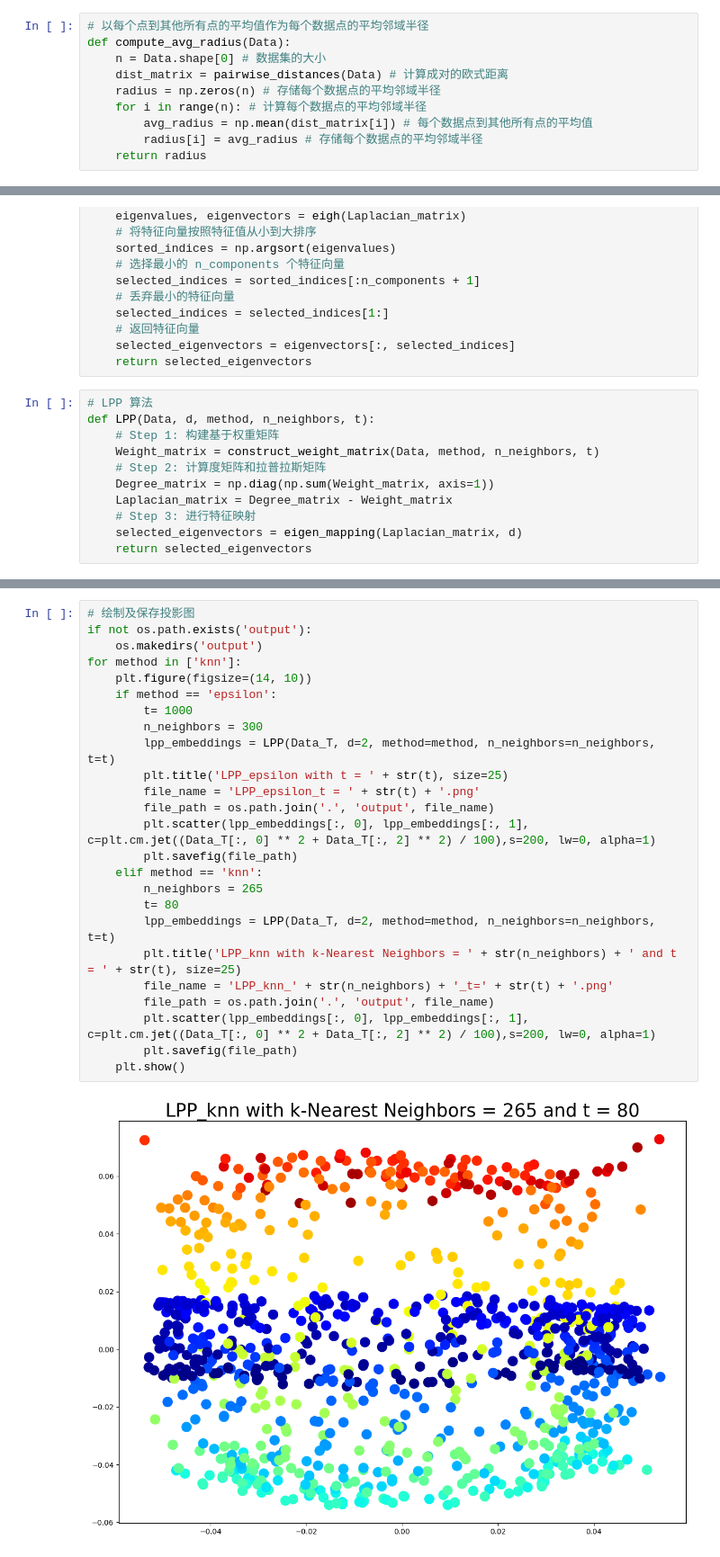
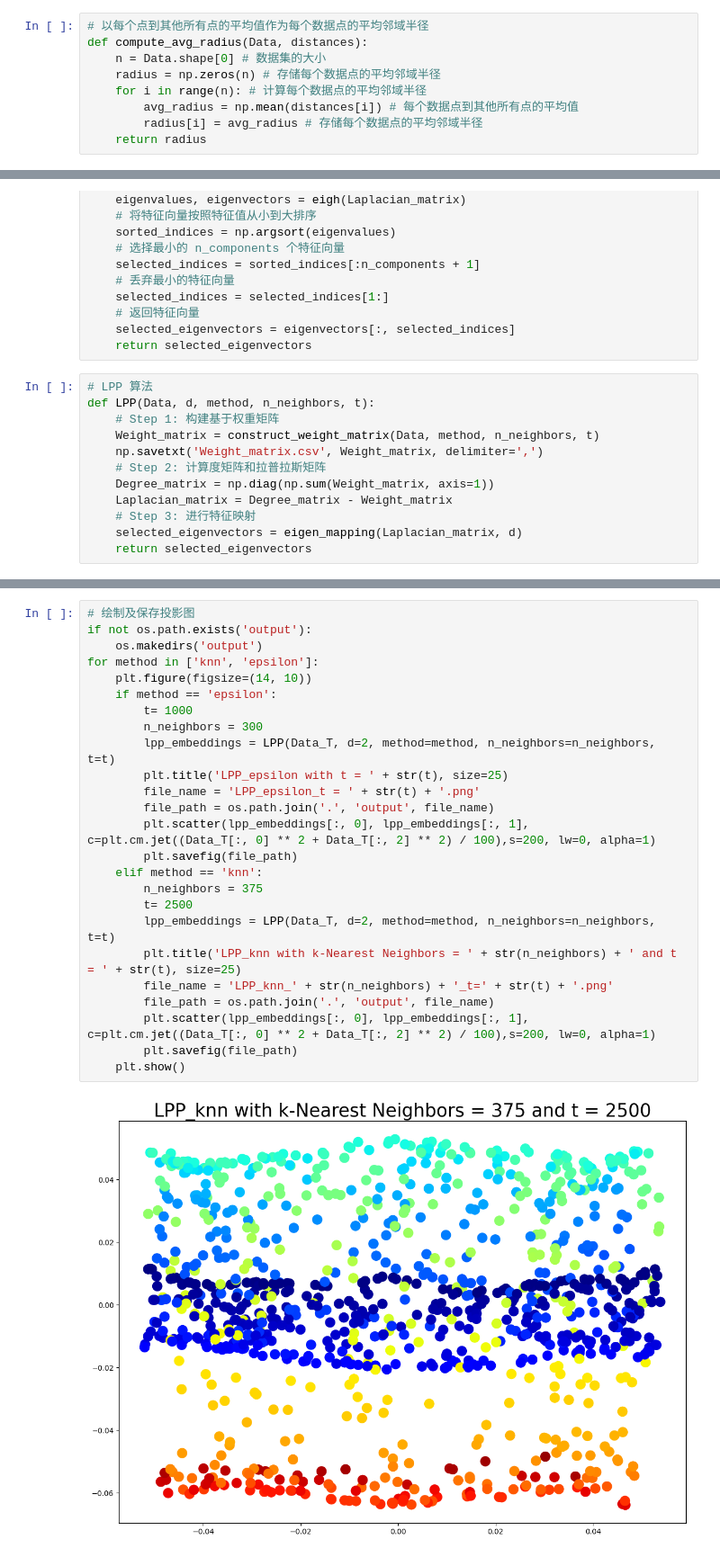
Before and after one commit to TonyHuang6666/Manifold-Learning, a Jupyter notebook: Locality preserving projection/New_LPP.ipynb, the cells around one changed output, grey strips where cells are left out. Shown at 90% size. Drawn from its saved outputs; the diff is of its cells as text.

```diff
--- a/Locality preserving projection/New_LPP.ipynb
+++ b/Locality preserving projection/New_LPP.ipynb
@@ -15,11 +6,10 @@ def k_nearest_neighbors(Data, n_neighbors):
 # %%
 # 以每个点到其他所有点的平均值作为每个数据点的平均邻域半径
-def compute_avg_radius(Data):
+def compute_avg_radius(Data, distances):
     n = Data.shape[0] # 数据集的大小
-    dist_matrix = pairwise_distances(Data) # 计算成对的欧式距离
     radius = np.zeros(n) # 存储每个数据点的平均邻域半径
     for i in range(n): # 计算每个数据点的平均邻域半径
-        avg_radius = np.mean(dist_matrix[i]) # 每个数据点到其他所有点的平均值
+        avg_radius = np.mean(distances[i]) # 每个数据点到其他所有点的平均值
         radius[i] = avg_radius # 存储每个数据点的平均邻域半径
     return radius
 # %%
@@ -90,6 +116,7 @@ def eigen_mapping(Laplacian_matrix, n_components):
 def LPP(Data, d, method, n_neighbors, t):
     # Step 1: 构建基于权重矩阵
     Weight_matrix = construct_weight_matrix(Data, method, n_neighbors, t)
+    np.savetxt('Weight_matrix.csv', Weight_matrix, delimiter=',')
     # Step 2: 计算度矩阵和拉普拉斯矩阵
     Degree_matrix = np.diag(np.sum(Weight_matrix, axis=1))
     Laplacian_matrix = Degree_matrix - Weight_matrix
@@ -104,27 +133,27 @@ Data_T = np.transpose(Data)
 # %%
 # 绘制及保存投影图
 if not os.path.exists('output'):
     os.makedirs('output')
-for method in ['knn']:
+for method in ['knn', 'epsilon']:
     plt.figure(figsize=(14, 10))
     if method == 'epsilon':
         t= 1000
         n_neighbors = 300
         lpp_embeddings = LPP(Data_T, d=2, method=method, n_neighbors=n_neighbors, t=t)
         plt.title('LPP_epsilon with t = ' + str(t), size=25)
         file_name = 'LPP_epsilon_t = ' + str(t) + '.png'
         file_path = os.path.join('.', 'output', file_name)
         plt.scatter(lpp_embeddings[:, 0], lpp_embeddings[:, 1], c=plt.cm.jet((Data_T[:, 0] ** 2 + Data_T[:, 2] ** 2) / 100),s=200, lw=0, alpha=1)
         plt.savefig(file_path)
     elif method == 'knn':
-        n_neighbors = 265
-        t= 80
+        n_neighbors = 375
+        t= 2500
         lpp_embeddings = LPP(Data_T, d=2, method=method, n_neighbors=n_neighbors, t=t)
         plt.title('LPP_knn with k-Nearest Neighbors = ' + str(n_neighbors) + ' and t = ' + str(t), size=25)
         file_name = 'LPP_knn_' + str(n_neighbors) + '_t=' + str(t) + '.png'
         file_path = os.path.join('.', 'output', file_name)
         plt.scatter(lpp_embeddings[:, 0], lpp_embeddings[:, 1], c=plt.cm.jet((Data_T[:, 0] ** 2 + Data_T[:, 2] ** 2) / 100),s=200, lw=0, alpha=1)
         plt.savefig(file_path)
     plt.show()
 # %% [output]
-[figure, old version]
+[figure, new version]
```
Also changed, not shown: parts of 7 cells of this notebook, 1 other file.
